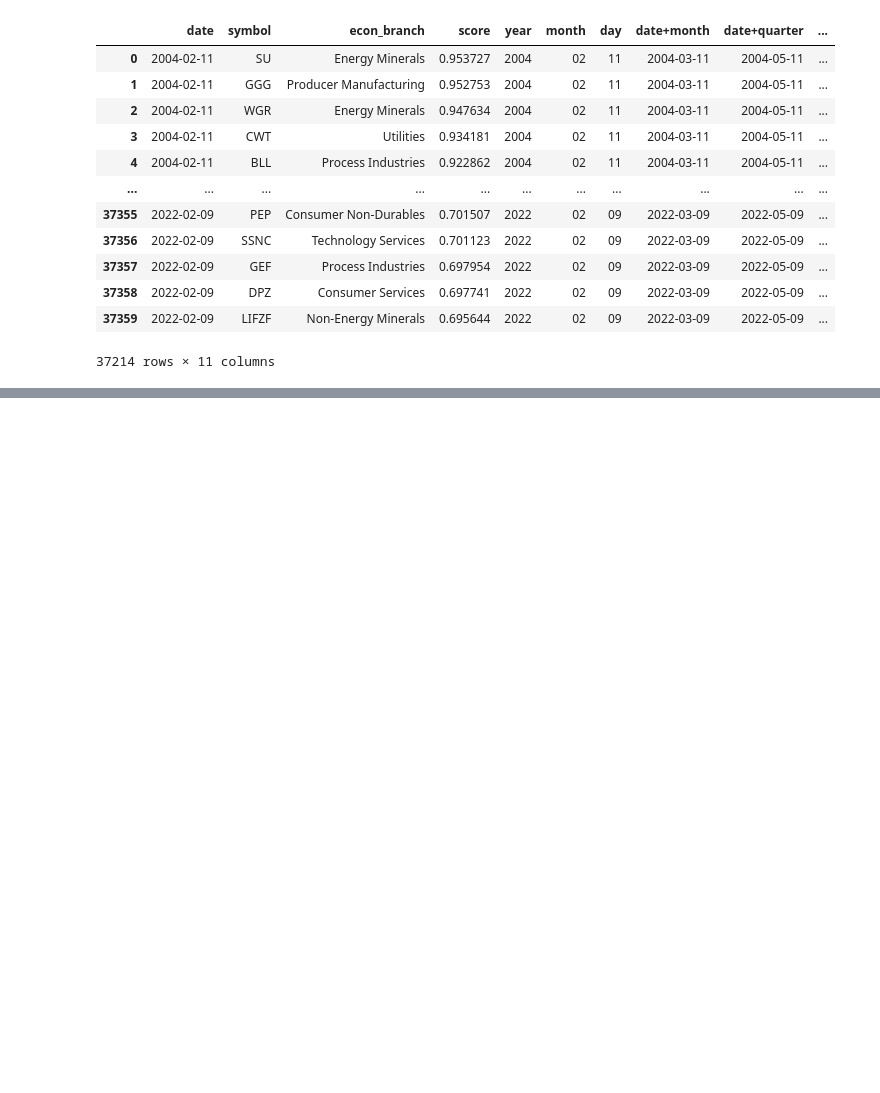
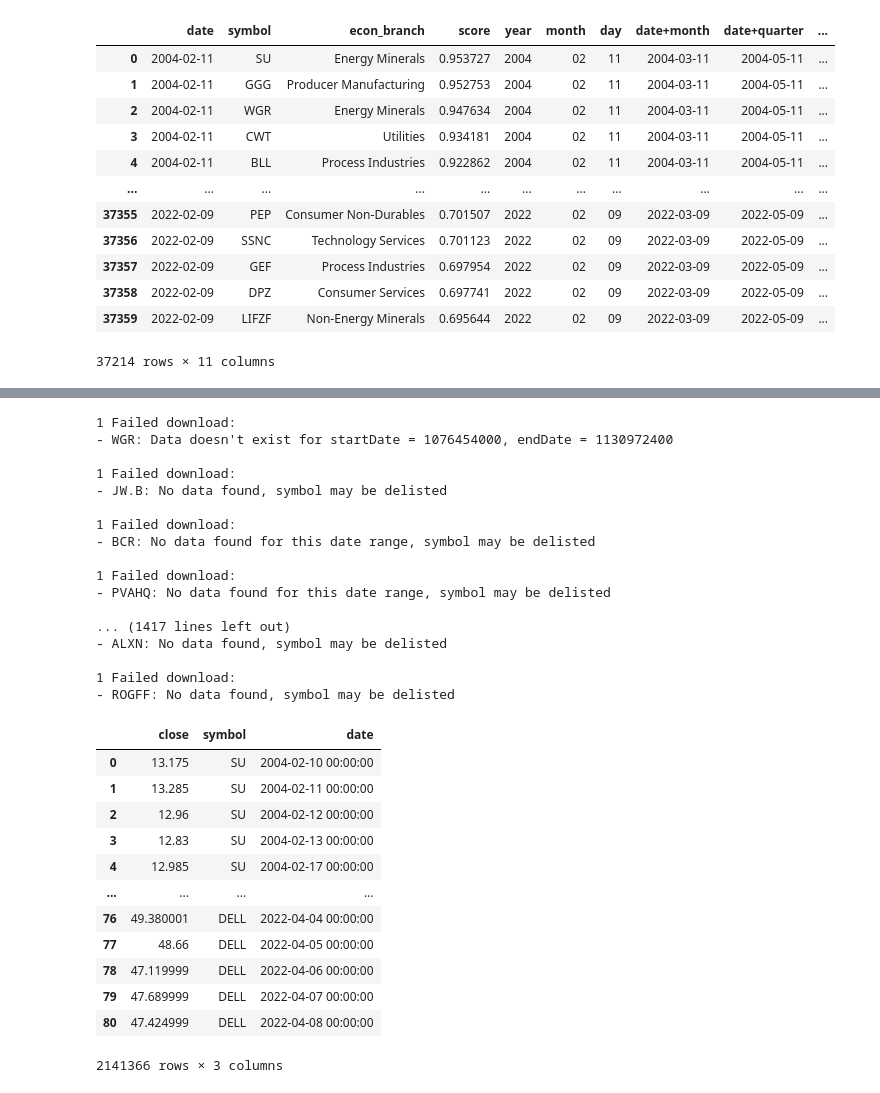
Before and after one commit to MilkSilk/ML_finance, a Jupyter notebook: data_exploration_preparation.ipynb, the cells around one changed output, grey strips where cells are left out. Saved outputs shown, nothing was run; the diff lists cells and outputs as text; code cells hidden in the pictures; blank space fills up the shorter version.

```diff
--- a/data_exploration_preparation.ipynb
+++ b/data_exploration_preparation.ipynb
@@ -606,0 +636,48 @@ for index, row in data.iterrows():
+# %%
+stock_data = pd.DataFrame(columns=["close", "symbol", "date"])
+for idx, row in stock_index.iterrows():
+    new_stock_data = yf.download(idx,
+                                 start=row[0],
+                                 end=row[1],
+                                 progress=False,
+    )
+    new_stock_data.reset_index(inplace=True)
+
+    new_stock_data = new_stock_data.rename({"Date": "date"}, axis=1)
+    new_stock_data = new_stock_data.rename({"Close": "close"}, axis=1)
+    new_stock_data["symbol"] = idx
+
+    new_stock_data = new_stock_data.loc[:, ["close", "symbol", "date"]]
+    stock_data = pd.concat([stock_data, new_stock_data])
+stock_data
+# %% [output]
+1 Failed download:
+- WGR: Data doesn't exist for startDate = 1076454000, endDate = 1130972400
+
+1 Failed download:
+- JW.B: No data found, symbol may be delisted
+
+1 Failed download:
+- BCR: No data found for this date range, symbol may be delisted
+
+1 Failed download:
+- PVAHQ: No data found for this date range, symbol may be delisted
+
+... (1417 lines left out)
+- ALXN: No data found, symbol may be delisted
+
+1 Failed download:
+- ROGFF: No data found, symbol may be delisted
+|  | close | symbol | date |
+| 0 | 13.175 | SU | 2004-02-10 00:00:00 |
+| 1 | 13.285 | SU | 2004-02-11 00:00:00 |
+| 2 | 12.96 | SU | 2004-02-12 00:00:00 |
+| 3 | 12.83 | SU | 2004-02-13 00:00:00 |
+| 4 | 12.985 | SU | 2004-02-17 00:00:00 |
+| ... | ... | ... | ... |
+| 76 | 49.380001 | DELL | 2022-04-04 00:00:00 |
+| 77 | 48.66 | DELL | 2022-04-05 00:00:00 |
+| 78 | 47.119999 | DELL | 2022-04-06 00:00:00 |
+| 79 | 47.689999 | DELL | 2022-04-07 00:00:00 |
+| 80 | 47.424999 | DELL | 2022-04-08 00:00:00 |
+2141366 rows × 3 columns
```
Also changed, not shown: parts of 9 cells of this notebook.
